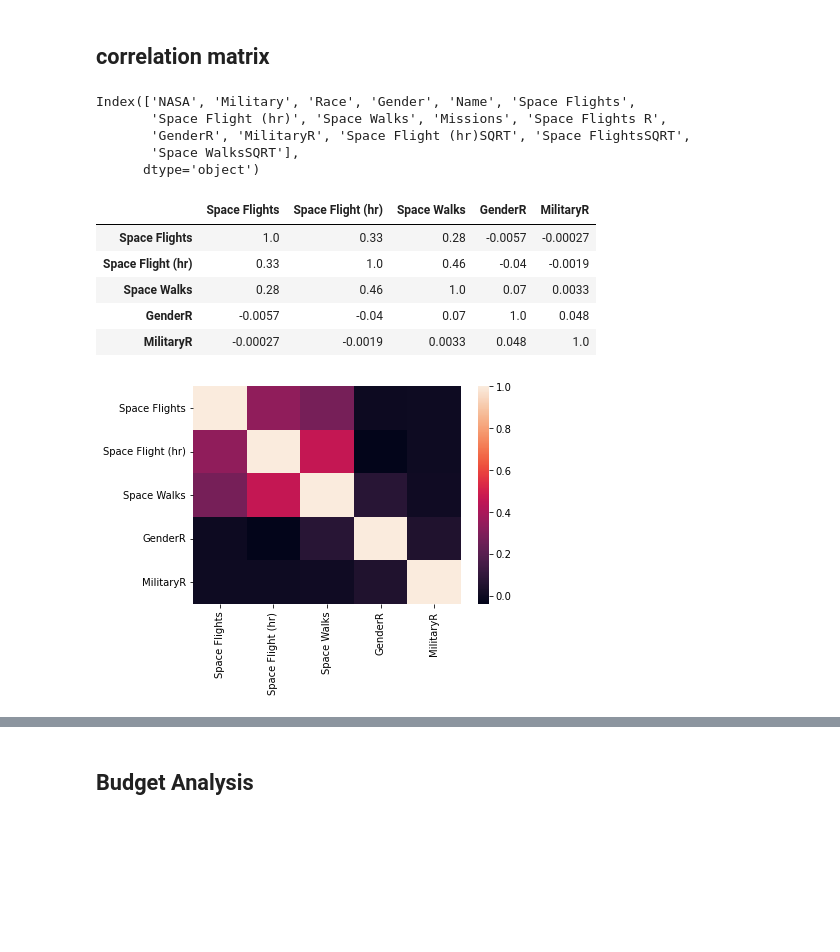
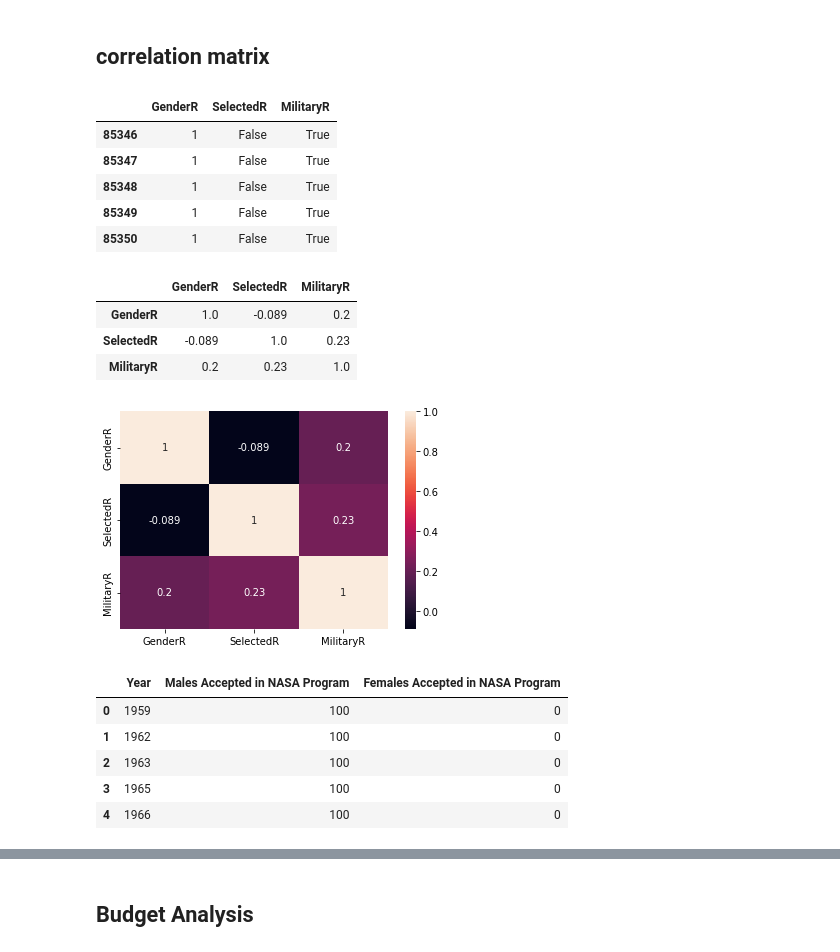
Before and after one commit to rhreich34/NASA-Hiring-Rate, a Jupyter notebook: Final_Notebook.ipynb, the cells around one changed output, grey strips where cells are left out. Cells and saved outputs as stored; diff of their text form; code cells hidden in the pictures; blank space fills up the shorter version.

```diff
--- a/Final_Notebook.ipynb
+++ b/Final_Notebook.ipynb
@@ -151,6 +151,13 @@ def recode (Military):
     if Military == "Yes":
         return True
 NasaData['MilitaryR'] = NasaData['Military'].apply(recode)
+# %%
+def recode (Selected):
+    if Selected == "Selectee":
+        return True
+    if Selected == "Interviewee not selected":
+        return False
+NasaData['SelectedR'] = NasaData['Selected'].apply(recode)
 # %%
 NasaData.head()
 # %% [output]
@@ -207 +215,6 @@ MilitaryR                0
 dtype: int64
+# %%
+NasaData=NasaData.dropna()
+# %%
+NasaData.info()
+NasaData['SelectedR'] = NasaData['SelectedR'].astype('bool')
@@ -428,9 +468,12 @@ Ttest_1sampResult(statistic=-170.87029923589571, pvalue=0.0)
 ## correlation matrix
 # %%
 NasaData.columns
+heatmap=NasaData[['GenderR','SelectedR','MilitaryR']]
+heatmap.head()
 # %% [output]
-Index(['NASA', 'Military', 'Race', 'Gender', 'Name', 'Space Flights',
-       'Space Flight (hr)', 'Space Walks', 'Missions', 'Space Flights R',
-       'GenderR', 'MilitaryR', 'Space Flight (hr)SQRT', 'Space FlightsSQRT',
-       'Space WalksSQRT'],
-      dtype='object')
+|  | GenderR | SelectedR | MilitaryR |
+| 85346 | 1 | False | True |
+| 85347 | 1 | False | True |
+| 85348 | 1 | False | True |
+| 85349 | 1 | False | True |
+| 85350 | 1 | False | True |
@@ -440,14 +480,24 @@ NasaData=NasaData.drop(columns=['Space Flight (hr)SQRT', 'Space FlightsSQRT',
 # %%
-NasaData.corr(method='pearson').style.format("{:.2}").background_gradient(cmap=plt.get_cmap('coolwarm'), axis=1)
+heatmap.corr(method='pearson').style.format("{:.2}").background_gradient(cmap=plt.get_cmap('coolwarm'), axis=1)
 # %% [output]
-|  | Space Flights | Space Flight (hr) | Space Walks | GenderR | MilitaryR |
-| Space Flights | 1.0 | 0.33 | 0.28 | -0.0057 | -0.00027 |
-| Space Flight (hr) | 0.33 | 1.0 | 0.46 | -0.04 | -0.0019 |
-| Space Walks | 0.28 | 0.46 | 1.0 | 0.07 | 0.0033 |
-| GenderR | -0.0057 | -0.04 | 0.07 | 1.0 | 0.048 |
-| MilitaryR | -0.00027 | -0.0019 | 0.0033 | 0.048 | 1.0 |
+|  | GenderR | SelectedR | MilitaryR |
+| GenderR | 1.0 | -0.089 | 0.2 |
+| SelectedR | -0.089 | 1.0 | 0.23 |
+| MilitaryR | 0.2 | 0.23 | 1.0 |
 # %%
-a=sns.heatmap(NasaData.corr())
+a=sns.heatmap(heatmap.corr(), annot=True)
 # %% [output]
-[figure, old version]
+[figure, new version]
+# %%
+
+matrix= dataframe3[['Year','Males Accepted in NASA Program ',
+       'Females Accepted in NASA Program ']]
+matrix.head()
+# %% [output]
+|  | Year | Males Accepted in NASA Program | Females Accepted in NASA Program |
+| 0 | 1959 | 100 | 0 |
+| 1 | 1962 | 100 | 0 |
+| 2 | 1963 | 100 | 0 |
+| 3 | 1965 | 100 | 0 |
+| 4 | 1966 | 100 | 0 |
 # %%
```
Also changed, not shown: parts of 37 cells of this notebook, 6 other files.
